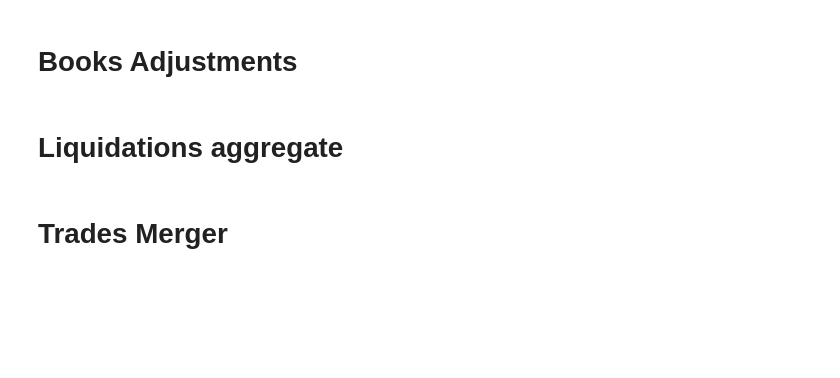
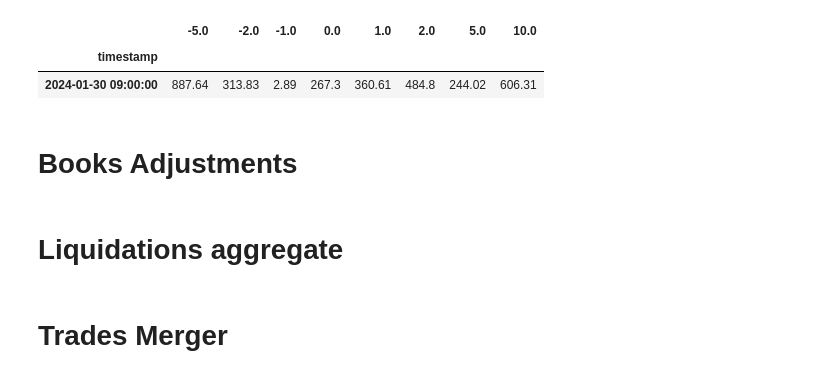
Before and after one commit to IndianaBug/moonStreamProcess, a Jupyter notebook: examples/synthesis.ipynb, the cells around one changed output. Cells and saved outputs as stored; diff of their text form; code cells hidden in the pictures; blank space fills up the shorter version.

```diff
--- a/examples/synthesis.ipynb
+++ b/examples/synthesis.ipynb
@@ -18,3 +73,15 @@ import lookups
+# %%
+full_call = pd.DataFrame(dtype="float64")
+full_put = pd.DataFrame(dtype="float64")
+
+for dfsexch in axisOOI.keys():
+    for key_call, key_put in zip(axisOOI[0].df_call.keys(), axisOOI[0].df_put.keys()):
+        if full_call.empty:
+            full_call = axisOOI[dfsexch]
+# %% [output]
+|  | -5.0 | -2.0 | -1.0 | 0.0 | 1.0 | 2.0 | 5.0 | 10.0 |
+| timestamp |  |  |  |  |  |  |  |  |
+| 2024-01-30 09:00:00 | 887.64 | 313.83 | 2.89 | 267.3 | 360.61 | 484.8 | 244.02 | 606.31 |
 # %% [markdown]
 # Books Adjustments
 # %%
```
Also changed, not shown: parts of 5 cells of this notebook, 4 other files.
